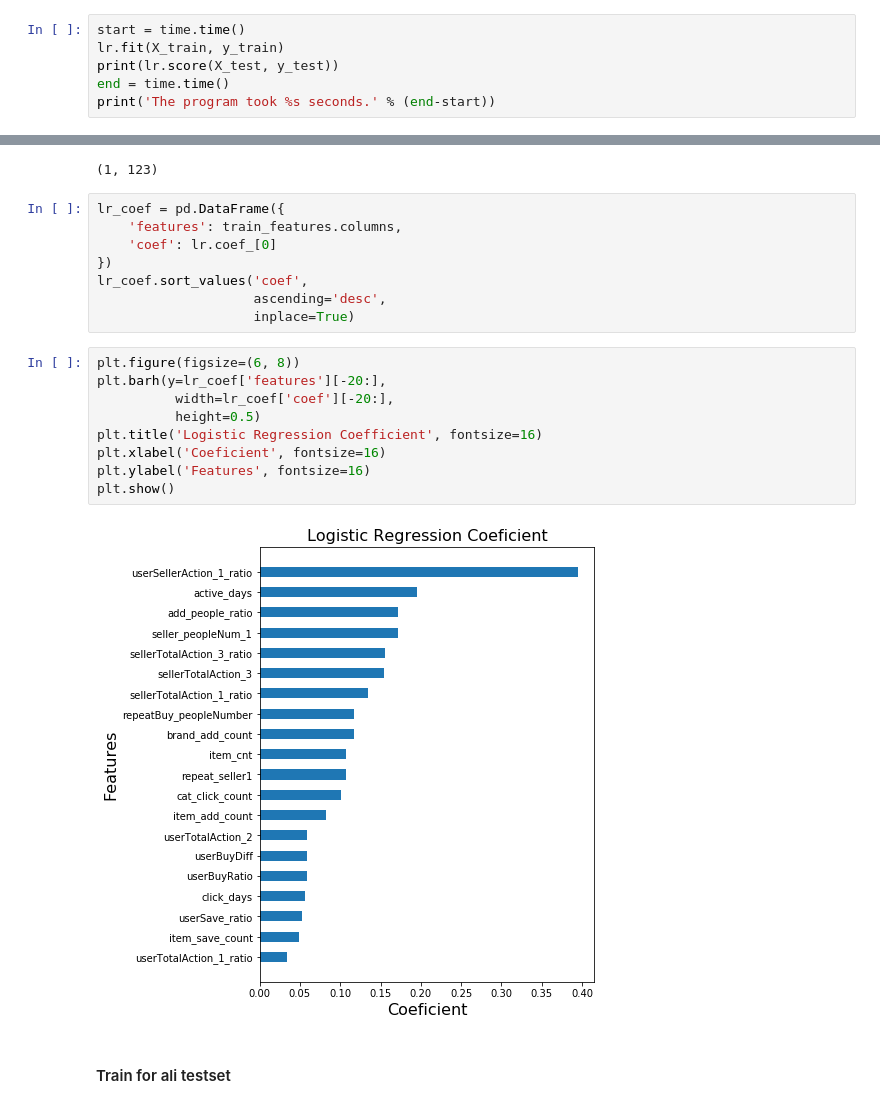
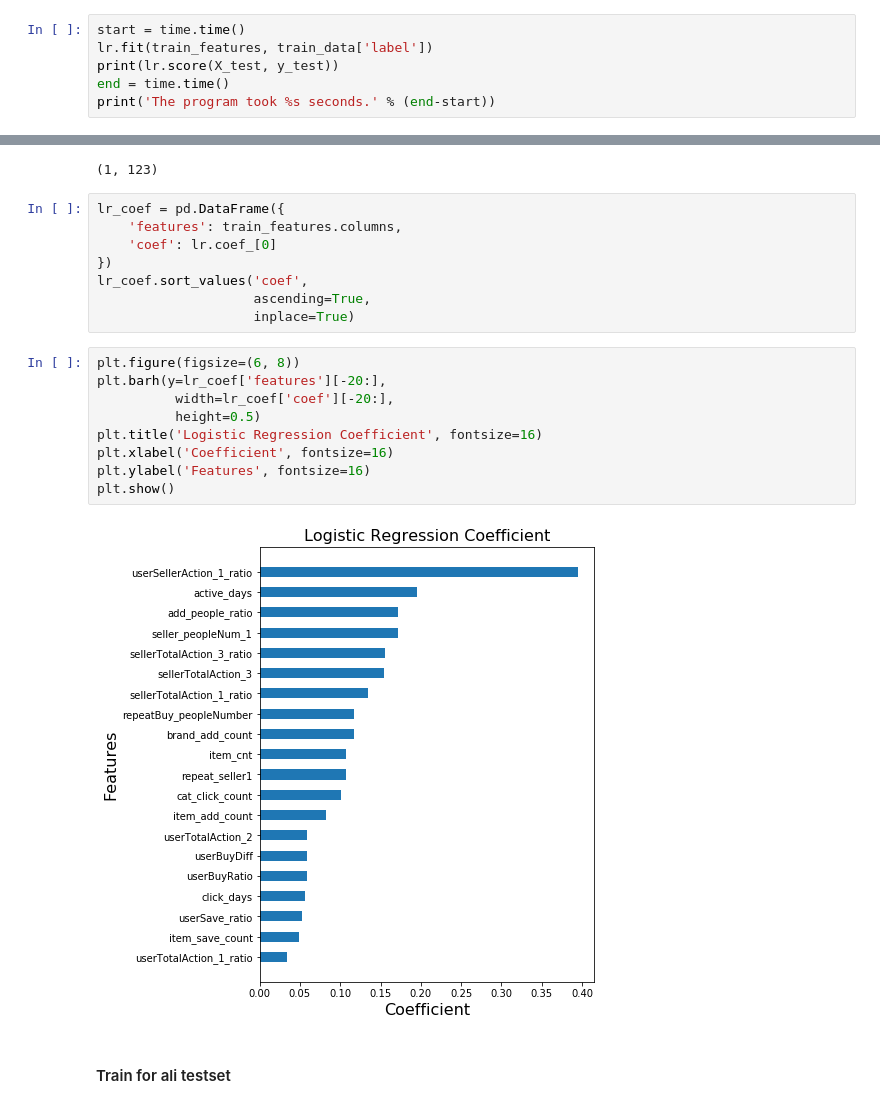
Before and after one commit to CaptainCandy/TMALL_Repurchase, a Jupyter notebook: script.ipynb, the cells around one changed output, grey strips where cells are left out. Drawn from its saved outputs; the diff is of its cells as text.

```diff
--- a/script.ipynb
+++ b/script.ipynb
@@ -127,7 +131,7 @@ lr = LogisticRegression(penalty='l2',
                         n_jobs=None)
 # %%
 start = time.time()
-lr.fit(X_train, y_train)
+lr.fit(train_features, train_data['label'])
 print(lr.score(X_test, y_test))
 end = time.time()
 print('The program took %s seconds.' % (end-start))
@@ -216,19 +220,19 @@ lr_coef = pd.DataFrame({
     'coef': lr.coef_[0]
 })
 lr_coef.sort_values('coef',
-                    ascending='desc',
+                    ascending=True,
                     inplace=True)
 # %%
 plt.figure(figsize=(6, 8))
 plt.barh(y=lr_coef['features'][-20:],
           width=lr_coef['coef'][-20:],
           height=0.5)
 plt.title('Logistic Regression Coefficient', fontsize=16)
-plt.xlabel('Coeficient', fontsize=16)
+plt.xlabel('Coefficient', fontsize=16)
 plt.ylabel('Features', fontsize=16)
 plt.show()
 # %% [output]
-[figure, old version]
+[figure, new version]
 # %% [markdown]
 #### Train for ali testset
 # %%
```
Also changed, not shown: parts of 59 cells of this notebook, 15 other files.
